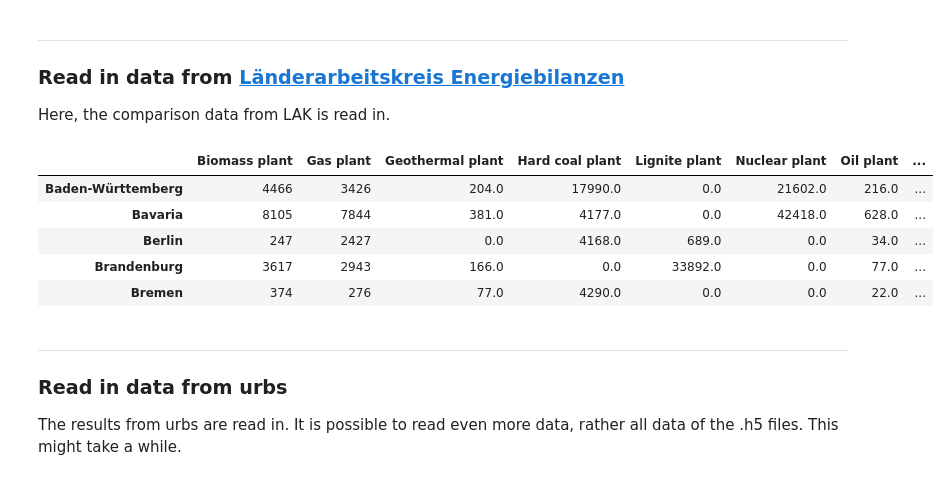
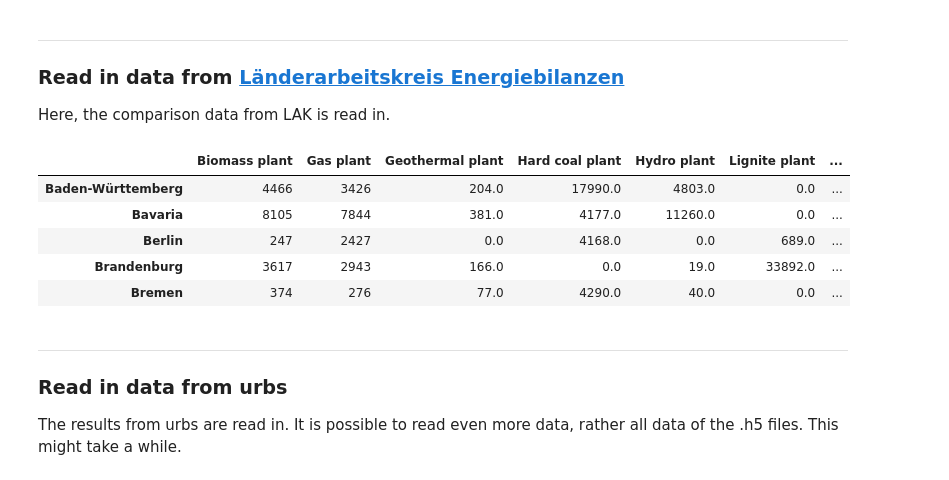
Before and after one commit to tum-ens/notebooks, a Jupyter notebook: Post-processing data of urbs.ipynb, the cells around one changed output. Drawn from its saved outputs; the diff is of its cells as text; code cells hidden in the pictures.

Commit message:
Fixing hydro power calculation error * fix for hydro power capacities and hydro supim calculation

```diff
--- a/Post-processing data of urbs.ipynb
+++ b/Post-processing data of urbs.ipynb
@@ -78,40 +78,40 @@ Here, the comparison data from LAK is read in.
 # Read in conventional production in Germany in 2014
 # Used columns for dem_load_states:
 # 0: Bundesland - state
 # 4-10: load for different production types per state
 lak_conv = pd.read_csv(lak_paths['conv'], sep=';', na_values=['-', '.'], usecols=[0,4,5,6,7,8,10],
                    index_col=0, skiprows=2, skipfooter=11, engine='python', encoding='latin1')
 lak_conv.fillna(0, inplace=True)
 
 # Read in renewable production in Germany in 2014
 # Used columns for dem_load_states:
 # 0: Bundesland - state
 # 4-8: load for different production types per state
 lak_renew = pd.read_csv(lak_paths['renew'], sep=';', na_values=['-', '.'], usecols=[0,4,5,6,7,8],
                     index_col=0, skiprows=2, skipfooter=7, engine='python', encoding='latin1')
 lak_renew.fillna(0, inplace=True)
 
 # Create dataframe for total production
-lak_prod = pd.concat([lak_conv, lak_renew.iloc[:,1:]], axis=1)
+lak_prod = pd.concat([lak_conv, lak_renew], axis=1)
 
 # Translate states and fuel types to English
 lak_prod = lak_prod.rename(index=translation)
 lak_prod = lak_prod.rename(columns=translation_fuel)
 
 # Add column 'Other plant' for easier comparison
 lak_prod['Other plant'] = 0
 
 # Sort dataframe
 lak_prod = lak_prod.sort_index()
 lak_prod = lak_prod.sort_index(axis=1)
 lak_prod.head(5)
 # %% [output]
-|  | Biomass plant | Gas plant | Geothermal plant | Hard coal plant | Lignite plant | Nuclear plant | Oil plant | ... |
-| Baden-Württemberg | 4466 | 3426 | 204.0 | 17990.0 | 0.0 | 21602.0 | 216.0 | ... |
-| Bavaria | 8105 | 7844 | 381.0 | 4177.0 | 0.0 | 42418.0 | 628.0 | ... |
-| Berlin | 247 | 2427 | 0.0 | 4168.0 | 689.0 | 0.0 | 34.0 | ... |
-| Brandenburg | 3617 | 2943 | 166.0 | 0.0 | 33892.0 | 0.0 | 77.0 | ... |
-| Bremen | 374 | 276 | 77.0 | 4290.0 | 0.0 | 0.0 | 22.0 | ... |
+|  | Biomass plant | Gas plant | Geothermal plant | Hard coal plant | Hydro plant | Lignite plant | ... |
+| Baden-Württemberg | 4466 | 3426 | 204.0 | 17990.0 | 4803.0 | 0.0 | ... |
+| Bavaria | 8105 | 7844 | 381.0 | 4177.0 | 11260.0 | 0.0 | ... |
+| Berlin | 247 | 2427 | 0.0 | 4168.0 | 0.0 | 689.0 | ... |
+| Brandenburg | 3617 | 2943 | 166.0 | 0.0 | 19.0 | 33892.0 | ... |
+| Bremen | 374 | 276 | 77.0 | 4290.0 | 40.0 | 0.0 | ... |
 # %% [markdown]
 ***
 ### Read in data from urbs
```
Also changed, not shown: parts of 17 cells of this notebook, 1 other file.
